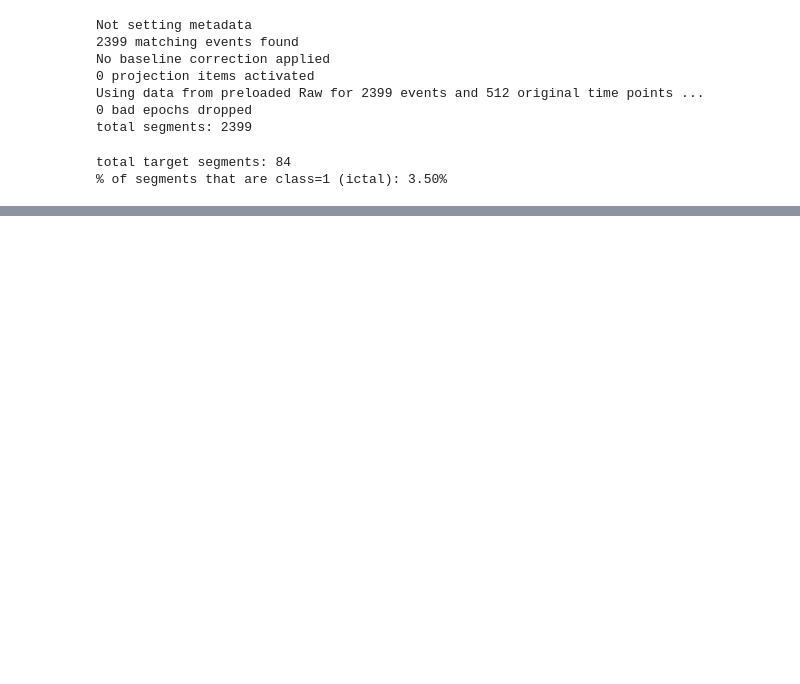
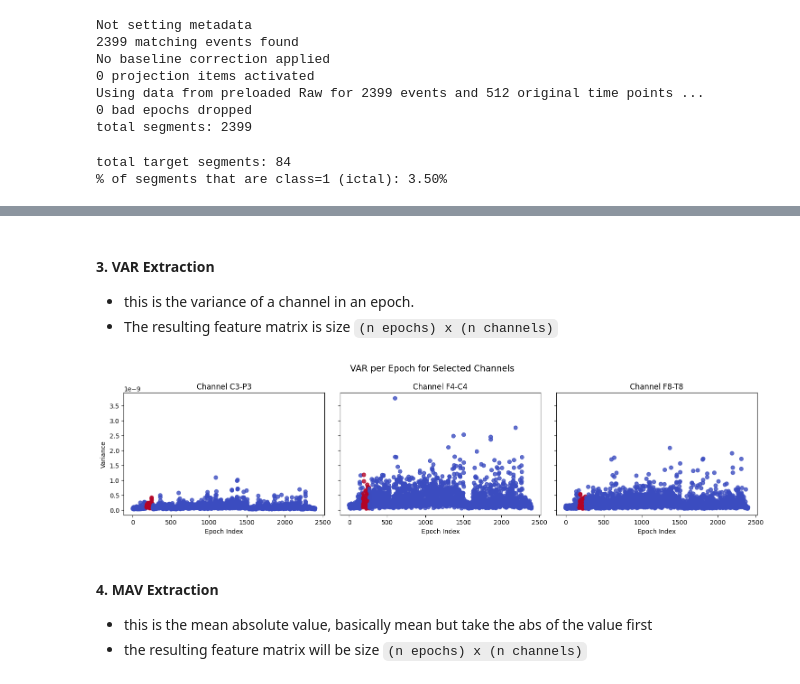
Before and after one commit to anderdc/chb-mit-scalp-eeg, a Jupyter notebook: analysis/feature_extraction.ipynb, the cells around one changed output, grey strips where cells are left out. Saved outputs shown, nothing was run; the diff lists cells and outputs as text; code cells hidden in the pictures; blank space fills up the shorter version.

Commit message:
td features extract for 1 patient

```diff
--- a/analysis/feature_selection.ipynb
+++ b/analysis/feature_extraction.ipynb
@@ -215,0 +214,37 @@ plt.show()
+# %% [markdown]
+#### 3. VAR Extraction
+
+- this is the variance of a channel in an epoch.
+- The resulting feature matrix is size `(n epochs) x (n channels)`
+# %%
+data = epochs.get_data()  # shape: (n_epochs, n_channels, n_times)
+vars_per_epoch = data.var(axis=2)  # shape: (n_epochs, n_channels)
+# %%
+# scatter plots
+channels_to_plot = [6, 12, 16]  # Change this list to plot different channels
+n_channels = len(channels_to_plot)
+
+fig, axes = plt.subplots(1, n_channels, figsize=(5 * n_channels, 4), sharey=True)
+
+for i, ch in enumerate(channels_to_plot):
+    ax = axes[i]
+    scatter = ax.scatter(
+        range(len(vars_per_epoch[:, ch])),  # X-axis: epoch index
+        vars_per_epoch[:, ch],              # Y-axis: mean for channel ch
+        c=labels, cmap="coolwarm", alpha=0.8 # Color by label
+    )
+    ax.set_title(f"Channel {raw.ch_names[ch]}")
+    ax.set_xlabel("Epoch Index")
+    if i == 0:
+        ax.set_ylabel("Variance")
+
+fig.suptitle("VAR per Epoch for Selected Channels", fontsize=14)
+plt.tight_layout()
+plt.show()
+# %% [output]
+[figure, added]
+# %% [markdown]
+#### 4. MAV Extraction
+
+- this is the mean absolute value, basically mean but take the abs of the value first
+- the resulting feature matrix will be size `(n epochs) x (n channels)`
```
Also changed, not shown: parts of 14 cells of this notebook, 4 other files.
